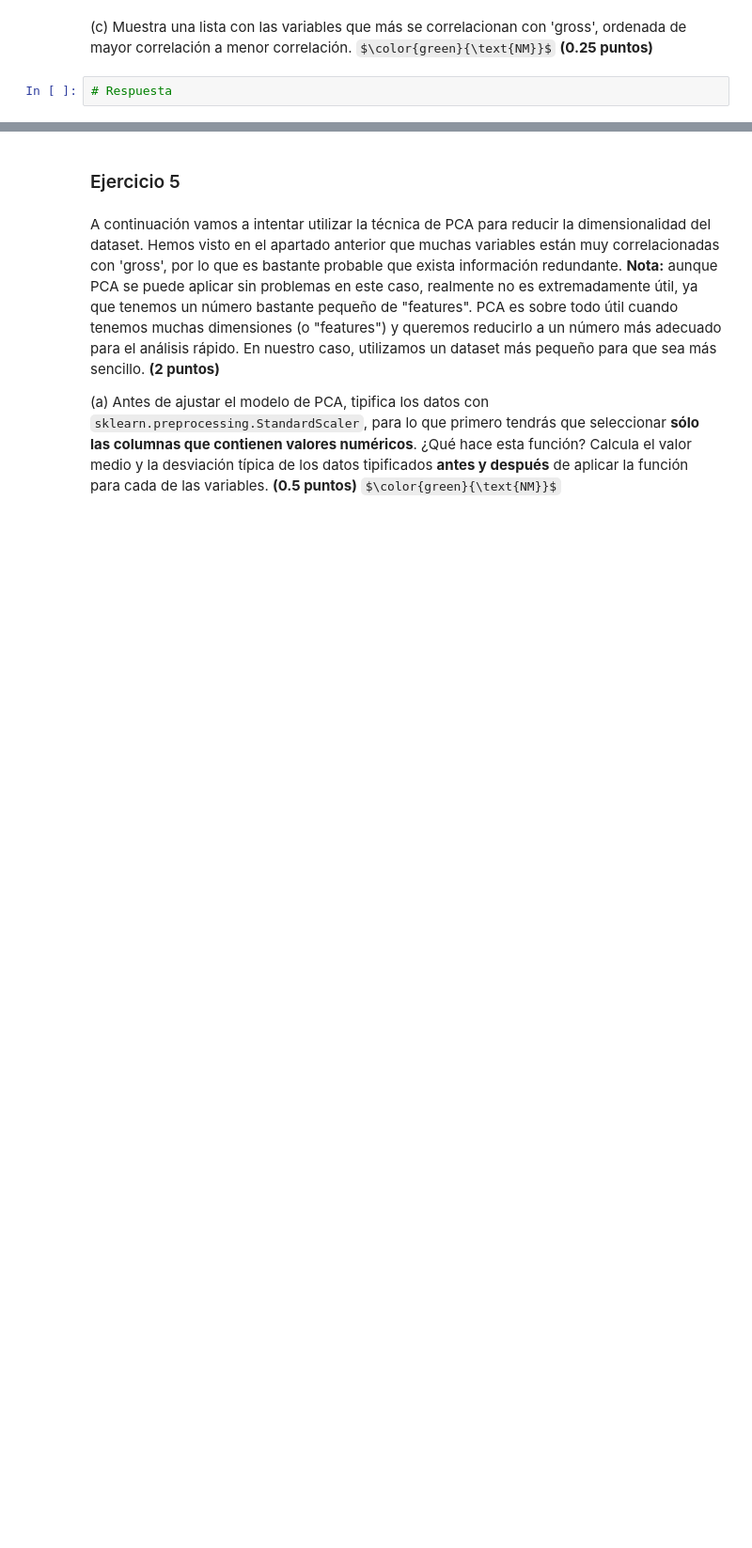
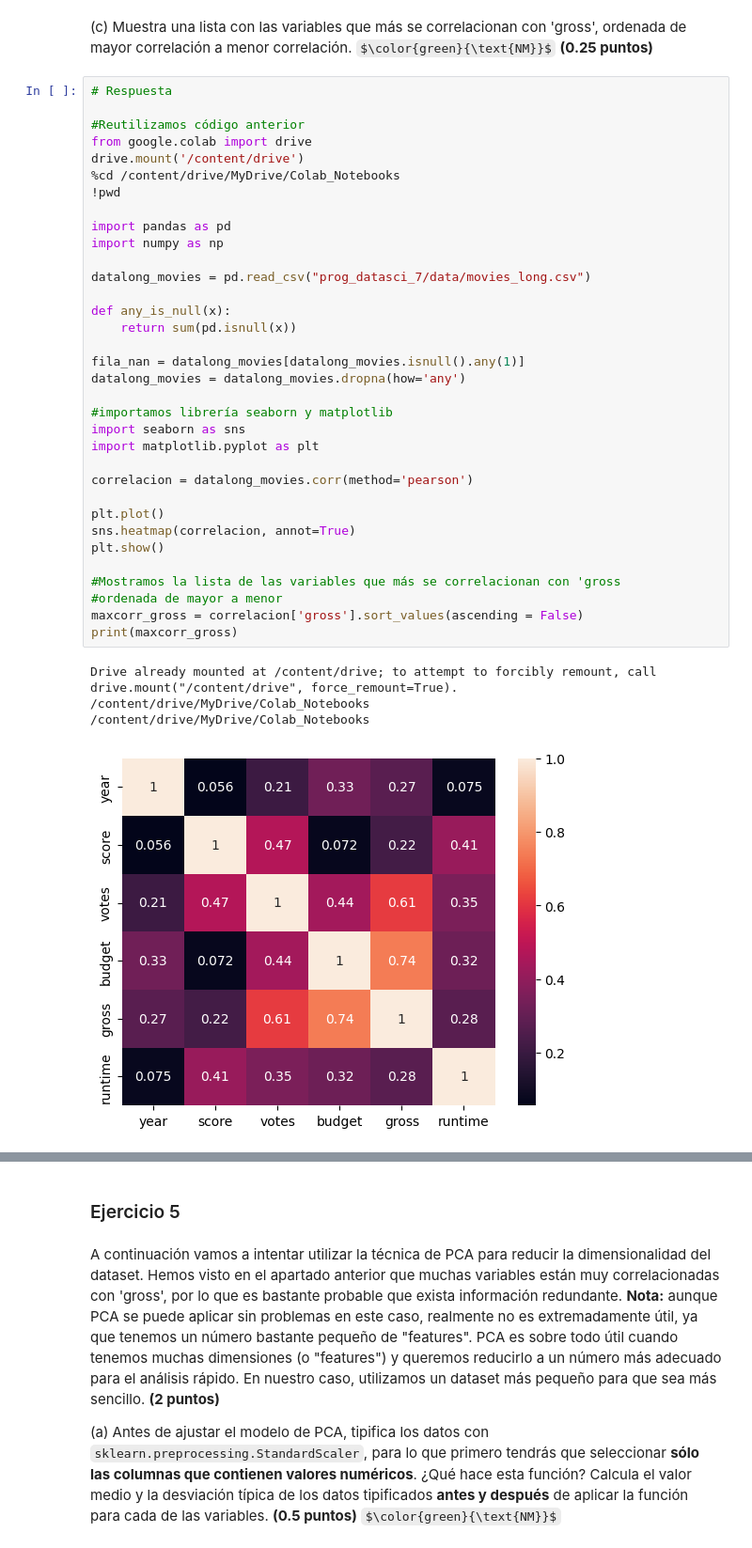
Before and after one commit to bvillenap7/Fundamentos_Data_Science_UOC_PEC7, a Jupyter notebook: prog_datasci_7_analisis_entrega.ipynb, the cells around one changed output, grey strips where cells are left out. Shown at 94% size. Cells and saved outputs as stored; diff of their text form; some formulas as TeX source; blank space fills up the shorter version.

```diff
--- a/prog_datasci_7_analisis_entrega.ipynb
+++ b/prog_datasci_7_analisis_entrega.ipynb
@@ -226,4 +2051,41 @@ A continuación vamos a cambiar a un dataset mucho más grande con más películ
 # %% [markdown]
 (c) Muestra una lista con las variables que más se correlacionan con 'gross', ordenada de mayor correlación a menor correlación.   $\color{green}{\text{NM}}$ **(0.25 puntos)**
-# %%
-# Respuesta
+# %%
+# Respuesta
+
+#Reutilizamos código anterior
+from google.colab import drive
+drive.mount('/content/drive')
+%cd /content/drive/MyDrive/Colab_Notebooks
+!pwd
+
+import pandas as pd
+import numpy as np
+
+datalong_movies = pd.read_csv("prog_datasci_7/data/movies_long.csv")
+
+def any_is_null(x):
+    return sum(pd.isnull(x))
+
+fila_nan = datalong_movies[datalong_movies.isnull().any(1)]
+datalong_movies = datalong_movies.dropna(how='any')
+
+#importamos librería seaborn y matplotlib
+import seaborn as sns
+import matplotlib.pyplot as plt
+
+correlacion = datalong_movies.corr(method='pearson')
+
+plt.plot()
+sns.heatmap(correlacion, annot=True)
+plt.show()
+
+#Mostramos la lista de las variables que más se correlacionan con 'gross
+#ordenada de mayor a menor
+maxcorr_gross = correlacion['gross'].sort_values(ascending = False)
+print(maxcorr_gross)
+# %% [output]
+Drive already mounted at /content/drive; to attempt to forcibly remount, call drive.mount("/content/drive", force_remount=True).
+/content/drive/MyDrive/Colab_Notebooks
+/content/drive/MyDrive/Colab_Notebooks
+[figure, added]
```
Also changed, not shown: parts of 52 cells of this notebook, 4 other files.
